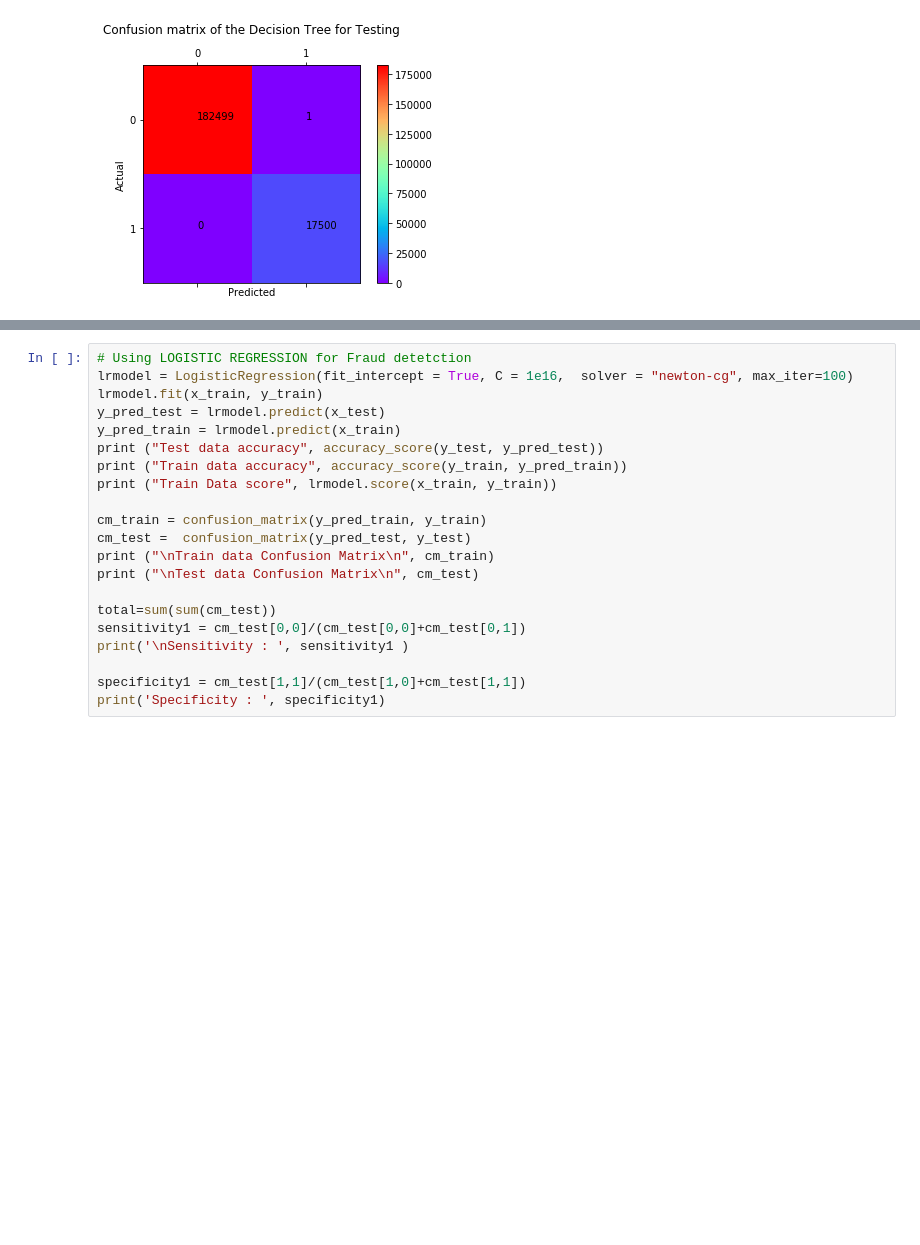
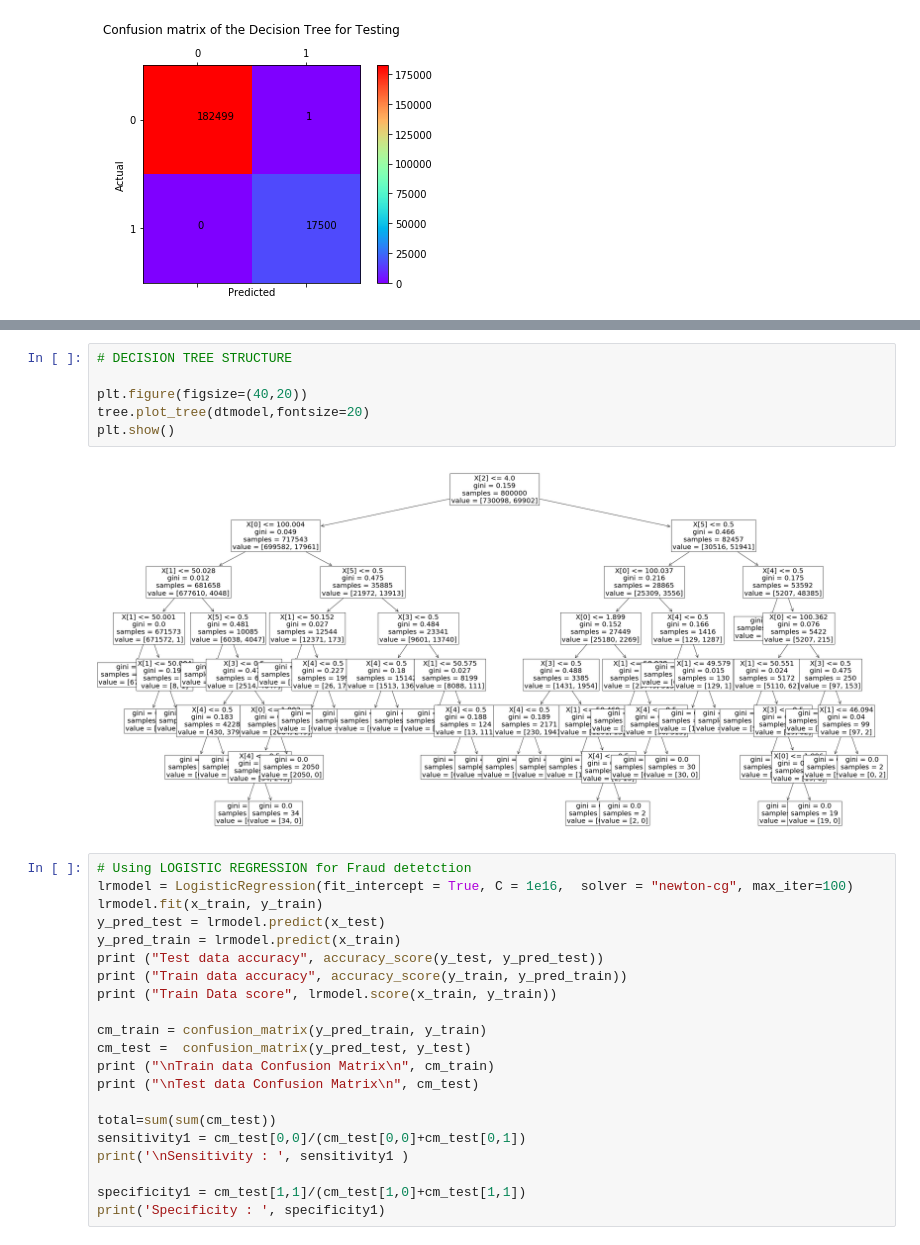
Before and after one commit to Harish521/BITS_DataMining_assignment, a Jupyter notebook: Fraud_Detection.ipynb, the cells around one changed output, grey strips where cells are left out. Cells and saved outputs as stored; diff of their text form; blank space fills up the shorter version.

```diff
--- a/Fraud_Detection.ipynb
+++ b/Fraud_Detection.ipynb
@@ -363,3 +349,11 @@ graph
+# %%
+# DECISION TREE STRUCTURE
+
+plt.figure(figsize=(40,20))
+tree.plot_tree(dtmodel,fontsize=20)
+plt.show()
+# %% [output]
+[figure, added]
 # %%
 # Using LOGISTIC REGRESSION for Fraud detetction
 lrmodel = LogisticRegression(fit_intercept = True, C = 1e16,  solver = "newton-cg", max_iter=100)
```
Also changed, not shown: parts of 4 cells of this notebook.
